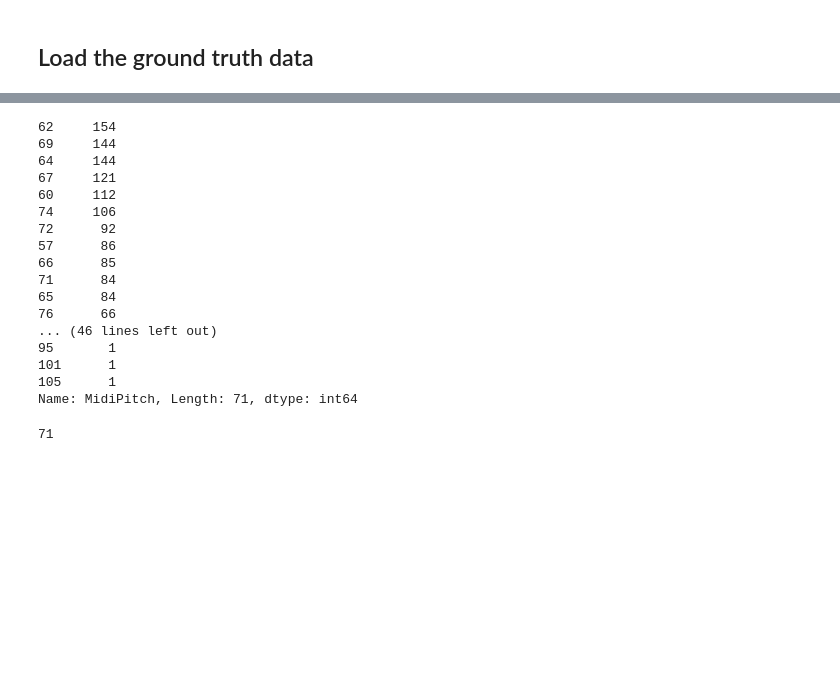
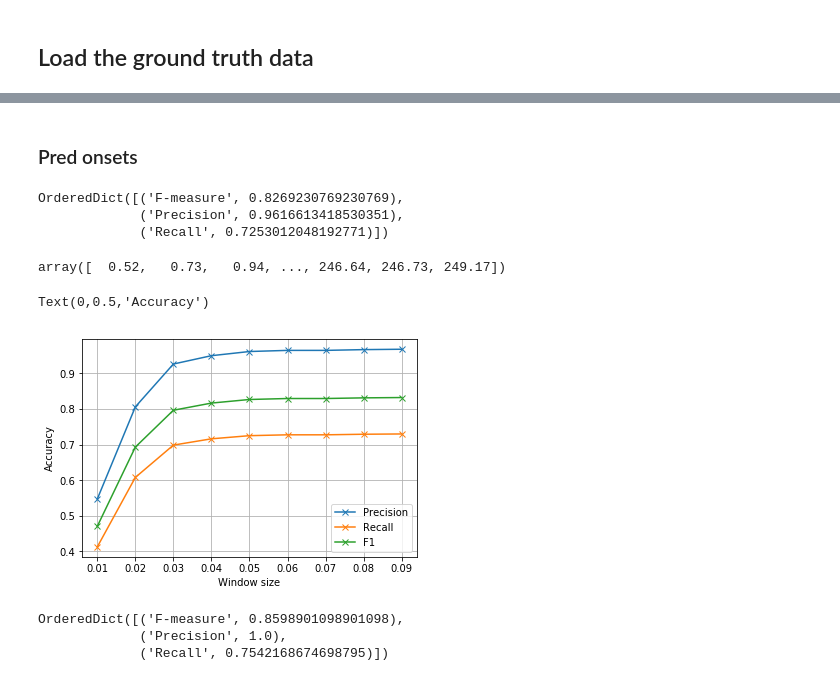
Before and after one commit to anujkhare/music, a Jupyter notebook: explore.ipynb, the cells around one changed output, grey strips where cells are left out. Drawn from its saved outputs; the diff is of its cells as text; code cells hidden in the pictures; blank space fills up the shorter version.

```diff
--- a/explore.ipynb
+++ b/explore.ipynb
@@ -120 +114,8 @@ df_annot = pd.read_csv(annot_file_path, sep='\t', )
+# %%
+annot_file_path = wav_file_path.with_suffix('.txt')
+df_annot = pd.read_csv(annot_file_path, sep='\t', )
+target_onsets = df_annot.OnsetTime.values
+
+target_onsets = np.unique(target_onsets)
+target_onsets = np.round(target_onsets, decimals=2)
 # %%
@@ -141,24 +126,2 @@ df_annot
-# %%
-df_annot.MidiPitch.value_counts()
-# %% [output]
-62     154
-69     144
-64     144
-67     121
-60     112
-74     106
-72      92
-57      86
-66      85
-71      84
-65      84
-76      66
-... (46 lines left out)
-95       1
-101      1
-105      1
-Name: MidiPitch, Length: 71, dtype: int64
-# %%
-df_annot.MidiPitch.nunique()
-# %% [output]
-71
+# %% [markdown]
+### Pred onsets
@@ -164,0 +130,38 @@ df_annot.MidiPitch.nunique()
+# %%
+pred_onsets = librosa.onset.onset_detect(y=data, sr=sr, units='time', backtrack=True)
+# %%
+pred_onsets = np.unique(pred_onsets)
+pred_onsets = np.round(pred_onsets, decimals=2)
+# %%
+mir_eval.onset.evaluate(target_onsets, pred_onsets)
+# %% [output]
+OrderedDict([('F-measure', 0.8269230769230769),
+             ('Precision', 0.9616613418530351),
+             ('Recall', 0.7253012048192771)])
+# %%
+target_onsets
+# %% [output]
+array([  0.52,   0.73,   0.94, ..., 246.64, 246.73, 249.17])
+# %%
+windows = list(np.arange(0.01, 0.1, 0.01))
+scores = []
+for window in windows:
+    scores.append(mir_eval.onset.evaluate(target_onsets, pred_onsets, window=window))
+
+plt.plot(windows, [score['Precision'] for score in scores], 'x-', label='Precision')
+plt.plot(windows, [score['Recall'] for score in scores], 'x-', label='Recall')
+plt.plot(windows, [score['F-measure'] for score in scores], 'x-', label='F1')
+
+plt.legend()
+plt.grid()
+plt.xlabel('Window size')
+plt.ylabel('Accuracy')
+# %% [output]
+Text(0,0.5,'Accuracy')
+[figure, added]
+# %%
+mir_eval.onset.evaluate(target_onsets, pred_onsets, window=100)
+# %% [output]
+OrderedDict([('F-measure', 0.8598901098901098),
+             ('Precision', 1.0),
+             ('Recall', 0.7542168674698795)])
```
Also changed, not shown: parts of 16 cells of this notebook.
